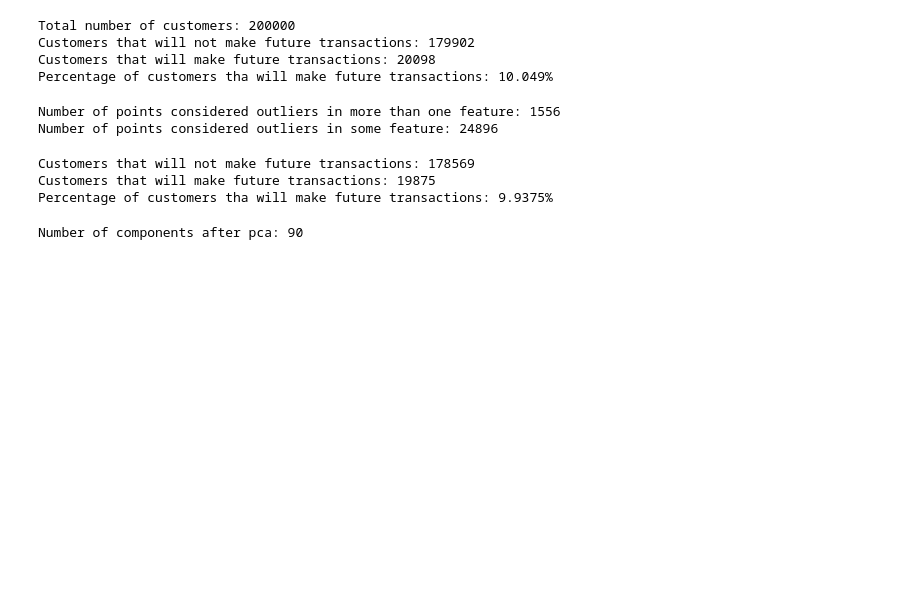
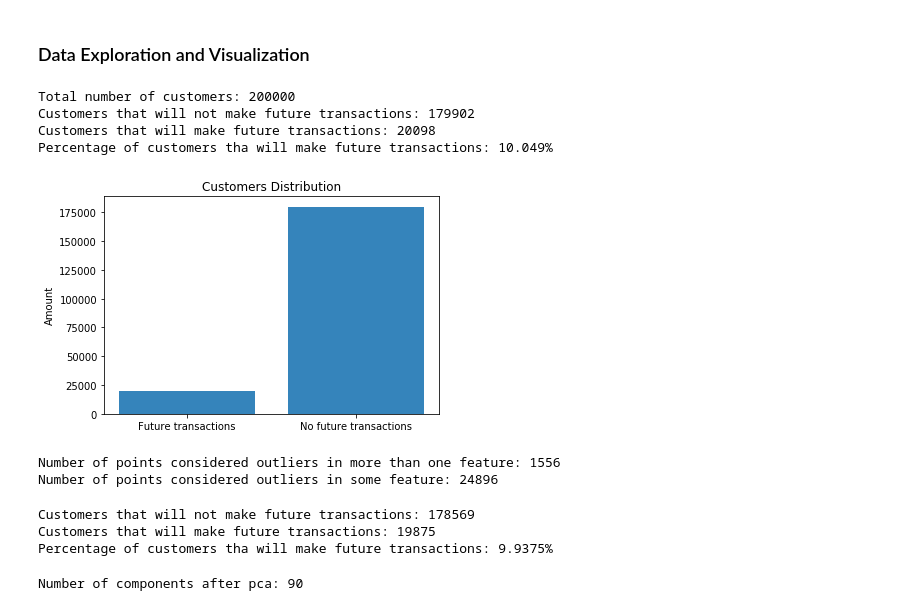
Before and after one commit to vitorbonaf/udacity-ml-capstone, a Jupyter notebook: customer_transaction_prediction.ipynb, the cells around one changed output. Cells and saved outputs as stored; diff of their text form; code cells hidden in the pictures; blank space fills up the shorter version.

Commit message:
Refactoring some code and adding some visualization

```diff
--- a/customer_transaction_prediction.ipynb
+++ b/customer_transaction_prediction.ipynb
@@ -27,22 +40,34 @@ display(data.head(n=10))
+# %% [markdown]
+### Data Exploration and Visualization
 # %%
 # Number of customers
-n_cust = data.shape[0]
+n_cust = training_data.shape[0]
 
 # Number of customers that will not make future transactions
-n_no_fut_trans = data[data["target"] == 0].shape[0]
+n_no_fut_trans = training_data[training_data["target"] == 0].shape[0]
 
 # Number of customers that will make future transactions
-n_fut_trans = data[data["target"] == 1].shape[0]
+n_fut_trans = training_data[training_data["target"] == 1].shape[0]
+
+positions = [0.5, 1.5]
+customers = [n_fut_trans, n_no_fut_trans]
+labels = ['Future transactions', 'No future transactions' ]
+
+plt.bar(positions, customers, align='center', alpha=0.9)
+plt.xticks(positions, labels)
+plt.ylabel('Amount')
+plt.title('Customers Distribution')
 
 print("Total number of customers: {}".format(n_cust))
 print("Customers that will not make future transactions: {}".format(n_no_fut_trans))
 print("Customers that will make future transactions: {}".format(n_fut_trans))
 print("Percentage of customers tha will make future transactions: {}%".format(n_fut_trans/n_cust*100))
 # %% [output]
 Total number of customers: 200000
 Customers that will not make future transactions: 179902
 Customers that will make future transactions: 20098
 Percentage of customers tha will make future transactions: 10.049%
+[figure, added]
 # %%
 # Outlier detection (Turkey's method)
 outliers_t  = []
```
Also changed, not shown: parts of 6 cells of this notebook.
